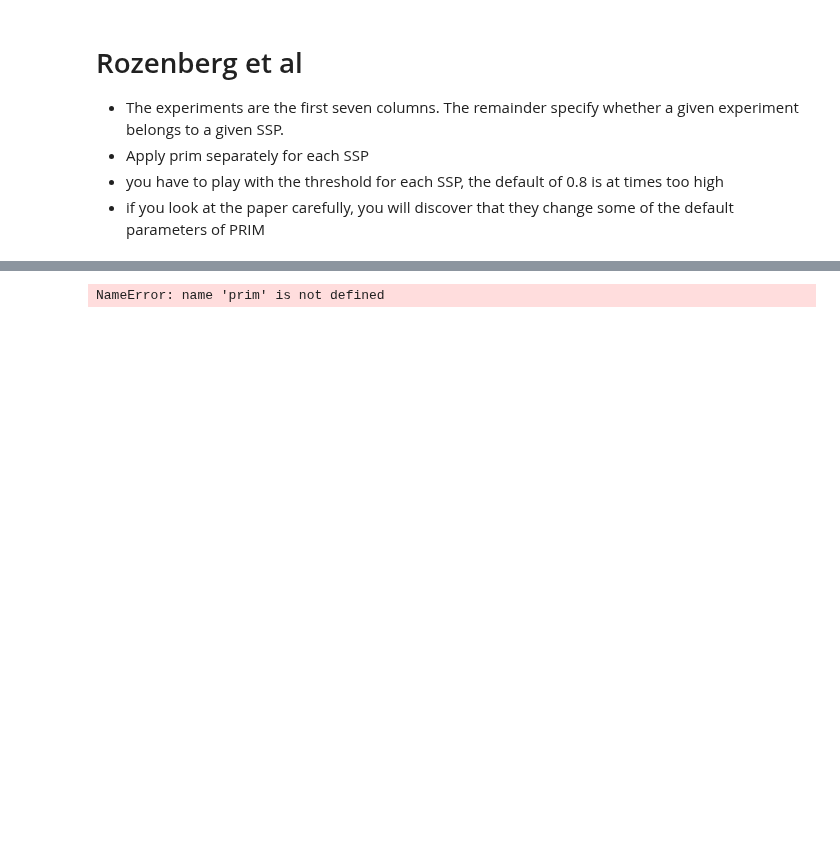
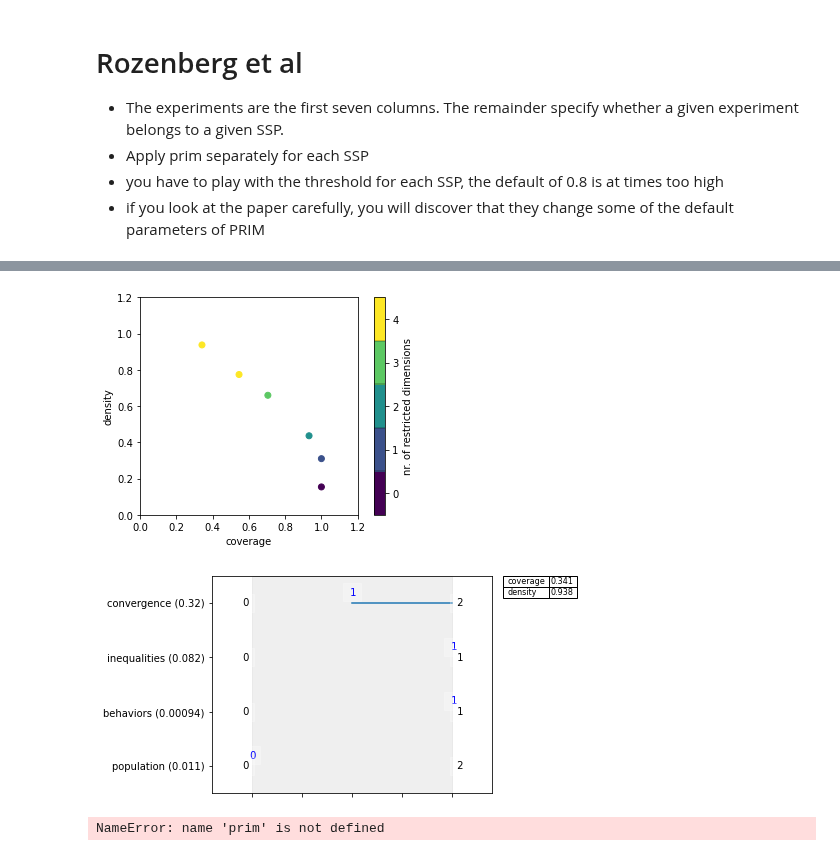
Before and after one commit to triple-capacho/EPA1361, a Jupyter notebook: Week 3-4 - vulnerability analysis/assignment 4 - scenario discovery.ipynb, the cells around one changed output, grey strips where cells are left out. Saved outputs shown, nothing was run; the diff lists cells and outputs as text; code cells hidden in the pictures; blank space fills up the shorter version.

Commit message:
minor update in assignment4 Rozenberg

```diff
--- a/Week 3-4 - vulnerability analysis/assignment 4 - scenario discovery.ipynb
+++ b/Week 3-4 - vulnerability analysis/assignment 4 - scenario discovery.ipynb
@@ -109,9 +102,12 @@ SSP1  SSP2  SSP3  SSP4  SSP5
 # %%
 rozenberg_prim1 = prim.Prim(rozenberg_exp, rozenberg_ssp1, threshold=0.5, peel_alpha=0.1)
-rozenberg_box1 = prim_alg.find_box()
+rozenberg_box1 = rozenberg_prim1.find_box()
 rozenberg_box1.show_tradeoff()
 rozenberg_box1.inspect(style='graph')
 
 plt.show()
+# %% [output]
+[figure, added]
+[figure, added]
 # %%
 rozenberg_prim2 = prim.Prim(rozenberg_exp, rozenberg_ssp2, threshold=0.5, peel_alpha=0.1)
```
Also changed, not shown: parts of 5 cells of this notebook.
